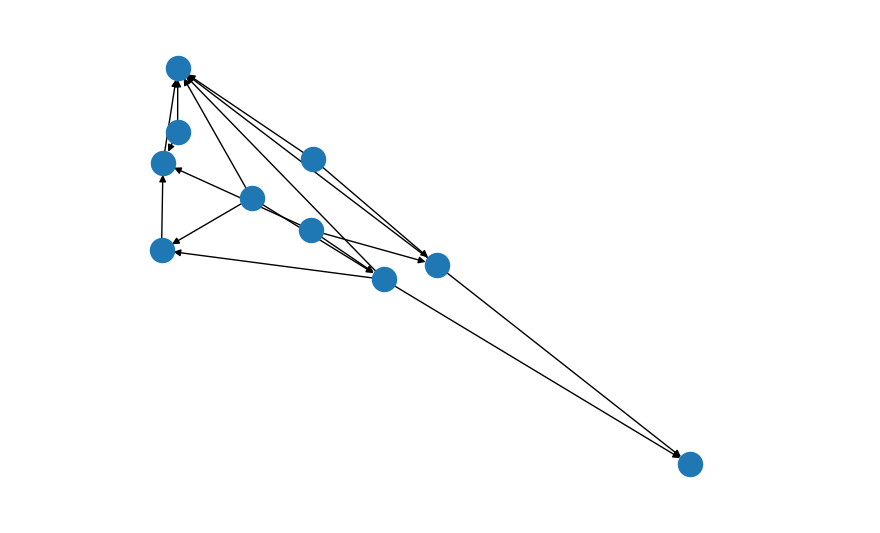
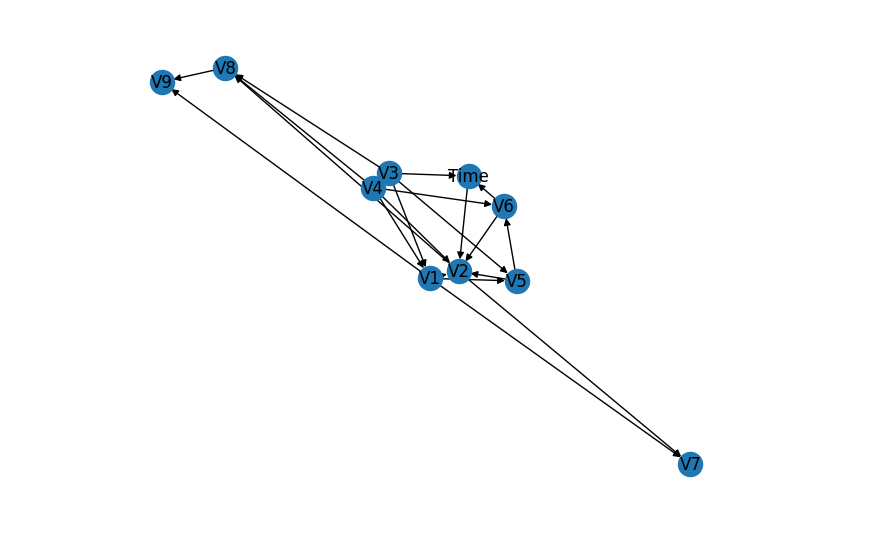
Before and after one commit to lcrmorin/public-test, a Jupyter notebook: magpy-credit-causality-tests.ipynb, the cells around one changed output. Cells and saved outputs as stored; diff of their text form; code cells hidden in the pictures.

```diff
--- a/magpy-credit-causality-tests.ipynb
+++ b/magpy-credit-causality-tests.ipynb
@@ -9,7 +11,7 @@ data = pd.read_csv('/kaggle/input/creditcardfraud/creditcard.csv')
 # %%
 %%time
 
-astar = AStarSearch(data.iloc[:100, :10])
+astar = AStarSearch(data.iloc[:1000, :10])
 astar.run_scoring(func=bic_score_node, parallel=True)
 result = astar.search()
 # %% [output]
@@ -18,7 +20,7 @@ Wall time: 8.32 s
 # %%
-import networkx as nx
+G = nx.from_pandas_adjacency(result, create_using=nx.DiGraph)
 
-G = nx.DiGraph(result)
-nx.draw(G,)
+nx.draw(G, with_labels=True)
+plt.show()
 # %% [output]
-[figure, old version]
+[figure, new version]
```
Also changed, not shown: parts of 2 cells of this notebook.
